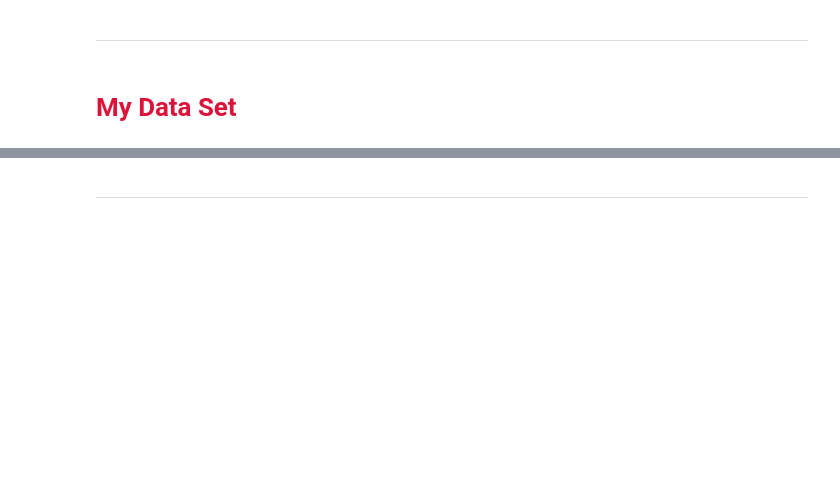
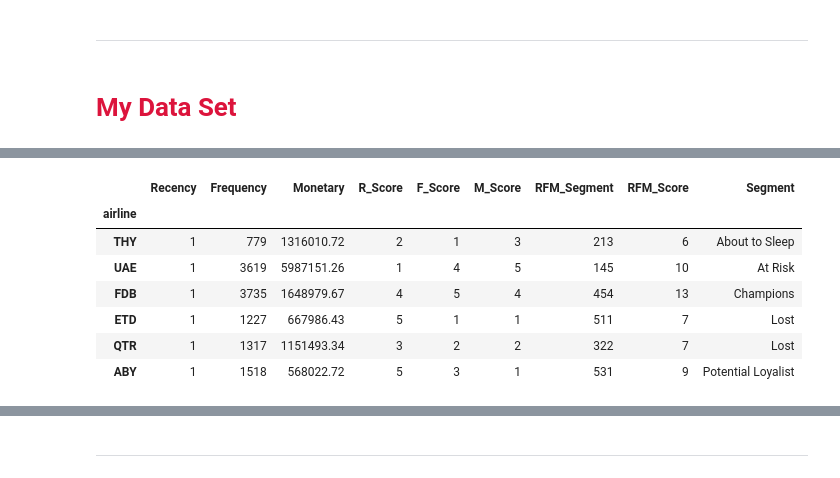
Before and after one commit to poormohammadf/Mathematics, a Jupyter notebook: RFM.ipynb, the cells around one changed output, grey strips where cells are left out. Saved outputs shown, nothing was run; the diff lists cells and outputs as text; code cells hidden in the pictures; blank space fills up the shorter version.

```diff
--- a/RFM.ipynb
+++ b/RFM.ipynb
@@ -386,3 +572,41 @@ df
+# %%
+# Combine RFM Score as string
+rfm['RFM_Segment'] = rfm['R_Score'].astype(str) + rfm['F_Score'].astype(str) + rfm['M_Score'].astype(str)
+rfm['RFM_Score'] = rfm[['R_Score', 'F_Score', 'M_Score']].sum(axis=1)
+
+# Define segmentation function
+def segment_rfm(row):
+    if row['R_Score'] >= 4 and row['F_Score'] >= 4 and row['M_Score'] >= 4:
+        return 'Champions'
+    elif row['R_Score'] >= 3 and row['F_Score'] >= 4:
+        return 'Loyal Customers'
+    elif row['R_Score'] >= 4 and row['F_Score'] >= 2:
+        return 'Potential Loyalist'
+    elif row['R_Score'] <= 2 and row['F_Score'] >= 3:
+        return 'At Risk'
+    elif row['R_Score'] == 3 and row['F_Score'] == 3:
+        return 'Need Attention'
+    elif row['R_Score'] <= 2 and row['F_Score'] <= 2:
+        return 'About to Sleep'
+    else:
+        return 'Lost'
+
+# Apply to each row
+rfm['Segment'] = rfm.apply(segment_rfm, axis=1)
+
+# Sort by segment importance if you want
+rfm = rfm.sort_values(['Segment', 'RFM_Score'], ascending=[True, False])
+
+rfm.head(15)
+# %% [output]
+|  | Recency | Frequency | Monetary | R_Score | F_Score | M_Score | RFM_Segment | RFM_Score | Segment |
+| airline |  |  |  |  |  |  |  |  |  |
+| THY | 1 | 779 | 1316010.72 | 2 | 1 | 3 | 213 | 6 | About to Sleep |
+| UAE | 1 | 3619 | 5987151.26 | 1 | 4 | 5 | 145 | 10 | At Risk |
+| FDB | 1 | 3735 | 1648979.67 | 4 | 5 | 4 | 454 | 13 | Champions |
+| ETD | 1 | 1227 | 667986.43 | 5 | 1 | 1 | 511 | 7 | Lost |
+| QTR | 1 | 1317 | 1151493.34 | 3 | 2 | 2 | 322 | 7 | Lost |
+| ABY | 1 | 1518 | 568022.72 | 5 | 3 | 1 | 531 | 9 | Potential Loyalist |
 # %%
 import matplotlib.pyplot as plt
 import seaborn as sns
```
Also changed, not shown: parts of 17 cells of this notebook.
